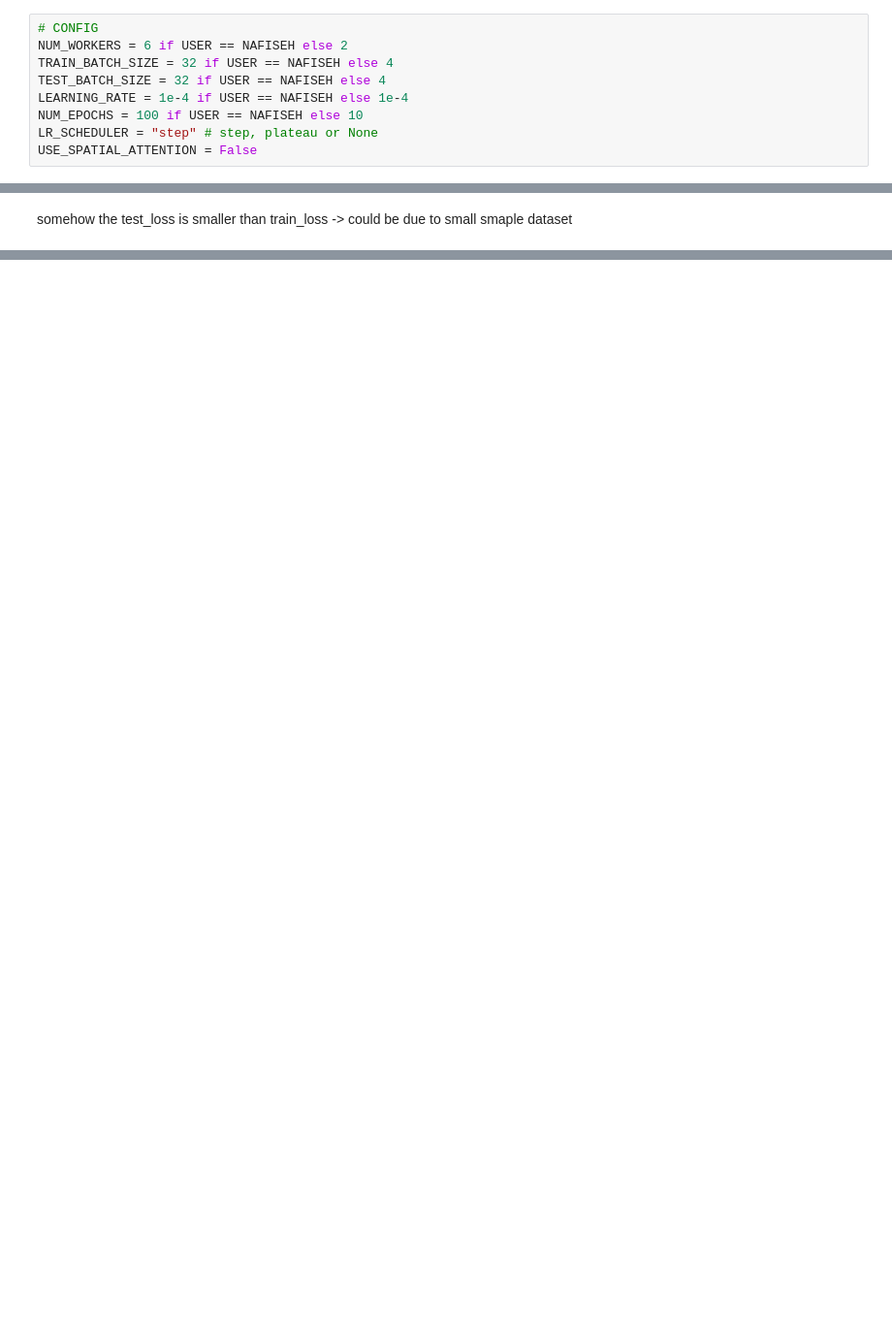
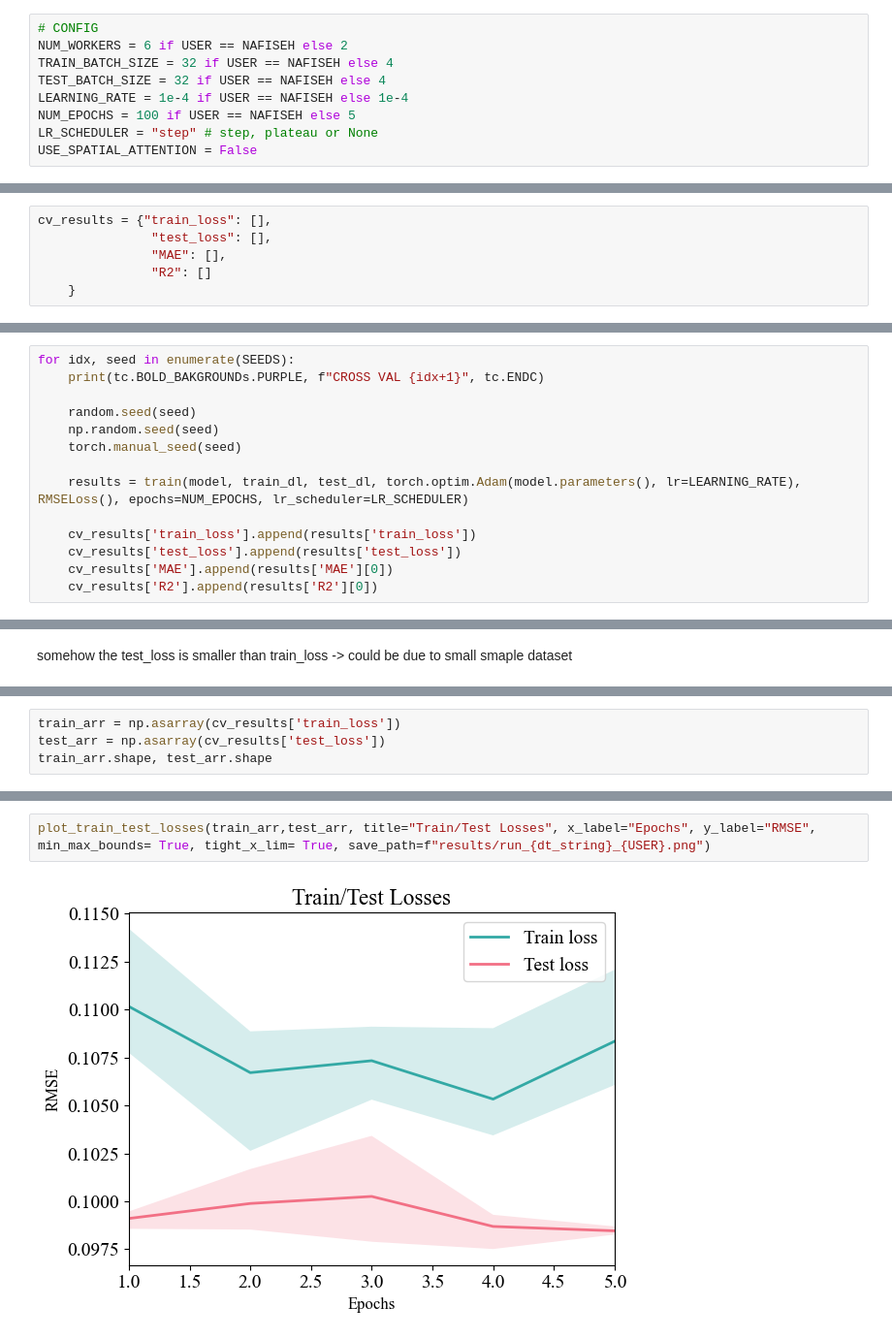
Before and after one commit to moienr/SoilNet, a Jupyter notebook: train_added_srtm.ipynb, the cells around one changed output, grey strips where cells are left out. Shown at 97% size. Drawn from its saved outputs; the diff is of its cells as text; blank space fills up the shorter version.

Commit message:
added corss val | TODO add MAE R2 Plor | add save dict

```diff
--- a/train_added_srtm.ipynb
+++ b/train_added_srtm.ipynb
@@ -52,7 +56,7 @@ NUM_WORKERS = 6 if USER == NAFISEH else 2
 TRAIN_BATCH_SIZE = 32 if USER == NAFISEH else 4
 TEST_BATCH_SIZE = 32 if USER == NAFISEH else 4
 LEARNING_RATE = 1e-4 if USER == NAFISEH else 1e-4
-NUM_EPOCHS = 100 if USER == NAFISEH else 10
+NUM_EPOCHS = 100 if USER == NAFISEH else 5
 LR_SCHEDULER = "step" # step, plateau or None
 USE_SPATIAL_ATTENTION = False
 # %%
@@ -140,0 +83,6 @@ Adjusting learning rate of group 0 to 2.0000e-05.
+# %%
+cv_results = {"train_loss": [],
+               "test_loss": [],
+               "MAE": [],
+               "R2": []
+    }
@@ -140,0 +91,14 @@ Adjusting learning rate of group 0 to 2.0000e-05.
+# %%
+for idx, seed in enumerate(SEEDS):
+    print(tc.BOLD_BAKGROUNDs.PURPLE, f"CROSS VAL {idx+1}", tc.ENDC)
+
+    random.seed(seed)
+    np.random.seed(seed)
+    torch.manual_seed(seed)
+
+    results = train(model, train_dl, test_dl, torch.optim.Adam(model.parameters(), lr=LEARNING_RATE), RMSELoss(), epochs=NUM_EPOCHS, lr_scheduler=LR_SCHEDULER)
+
+    cv_results['train_loss'].append(results['train_loss'])
+    cv_results['test_loss'].append(results['test_loss'])
+    cv_results['MAE'].append(results['MAE'][0])
+    cv_results['R2'].append(results['R2'][0])
@@ -148,0 +167,4 @@ plot_losses(results)
+# %%
+train_arr = np.asarray(cv_results['train_loss'])
+test_arr = np.asarray(cv_results['test_loss'])
+train_arr.shape, test_arr.shape
@@ -148,0 +184,4 @@ plot_losses(results)
+# %%
+plot_train_test_losses(train_arr,test_arr, title="Train/Test Losses", x_label="Epochs", y_label="RMSE", min_max_bounds= True, tight_x_lim= True, save_path=f"results/run_{dt_string}_{USER}.png")
+# %% [output]
+[figure, added]
```
Also changed, not shown: parts of 9 cells of this notebook, 1 other file.
